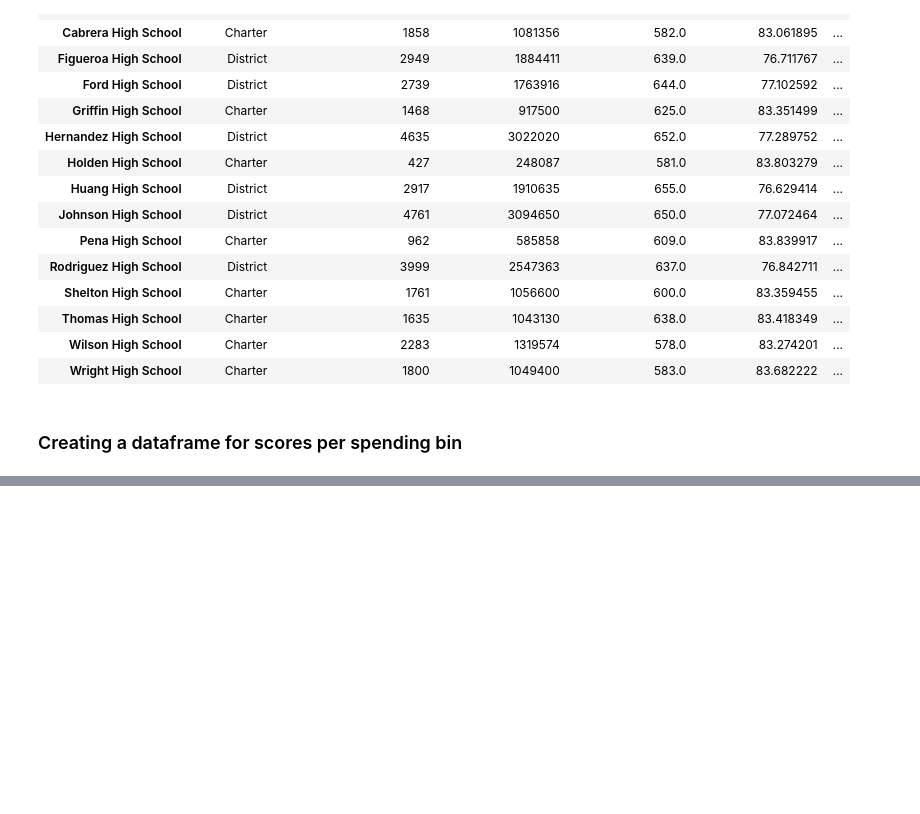
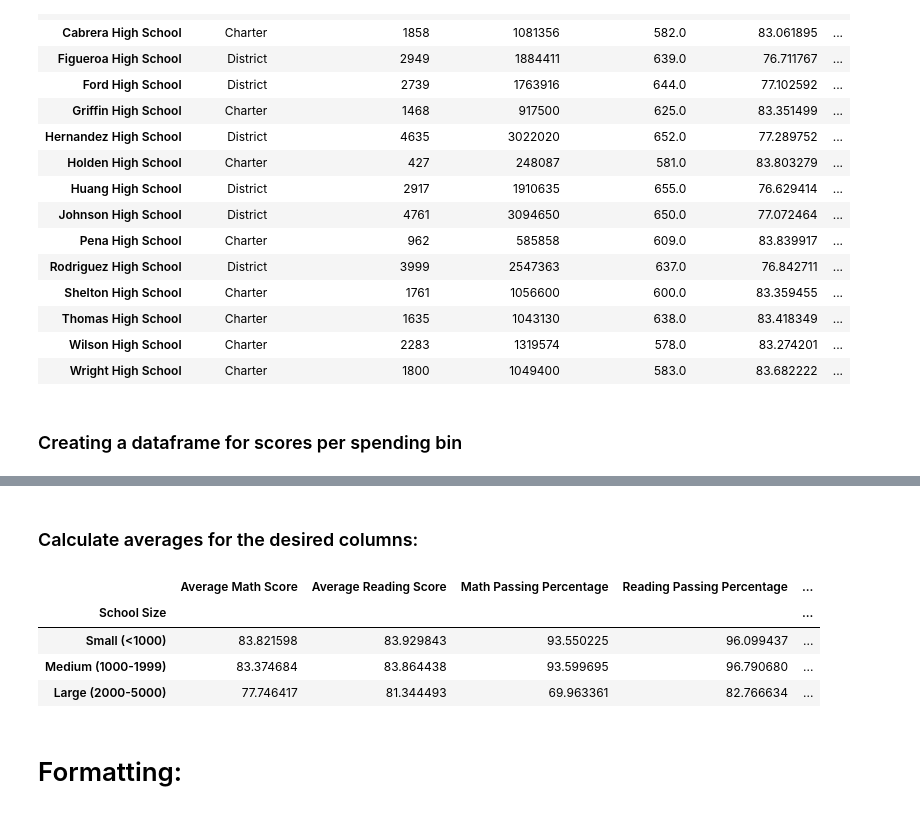
Before and after one commit to SoumyaAbraham/School_District_Analysis, a Jupyter notebook: PyCitySchools.ipynb, the cells around one changed output, grey strips where cells are left out. Cells and saved outputs as stored; diff of their text form; code cells hidden in the pictures; blank space fills up the shorter version.

Commit message:
size_summary_df added

```diff
--- a/PyCitySchools.ipynb
+++ b/PyCitySchools.ipynb
@@ -1395,0 +1410,7 @@ spending_summary_df
+# %%
+size_bins=[0, 999, 1999, 5000]
+group_names= ["Small (<1000)", "Medium (1000-1999)", "Large (2000-5000)"]
+# %%
+per_school_summary_df["School Size"]= pd.cut(per_school_summary_df["Total Number of Students"], size_bins, labels= group_names)
+
+per_school_summary_df["School Size"].astype
@@ -1395,0 +1435,36 @@ spending_summary_df
+# %% [markdown]
+### Calculate averages for the desired columns:
+# %%
+size_math_scores=per_school_summary_df.groupby(["School Size"]).mean()["Average Math Score"].astype(float)
+
+size_reading_scores=per_school_summary_df.groupby(["School Size"]).mean()["Average Reading Score"]
+
+size_math_percentage=per_school_summary_df.groupby(["School Size"]).mean()["Math Passing Percentage"]
+
+size_reading_percentage=per_school_summary_df.groupby(["School Size"]).mean()["Reading Passing Percentage"]
+
+size_overall_percentage=per_school_summary_df.groupby(["School Size"]).mean()["Overall Passing Percentage"]
+# %%
+size_summary_df= pd.DataFrame({
+
+    "Average Math Score": size_math_scores,
+
+    "Average Reading Score":size_reading_scores,
+
+    "Math Passing Percentage": size_math_percentage,
+
+    "Reading Passing Percentage": size_reading_percentage,
+
+    "Overall Passing Percentage": size_overall_percentage
+
+})
+
+size_summary_df
+# %% [output]
+|  | Average Math Score | Average Reading Score | Math Passing Percentage | Reading Passing Percentage | ... |
+| School Size |  |  |  |  | ... |
+| Small (<1000) | 83.821598 | 83.929843 | 93.550225 | 96.099437 | ... |
+| Medium (1000-1999) | 83.374684 | 83.864438 | 93.599695 | 96.790680 | ... |
+| Large (2000-5000) | 77.746417 | 81.344493 | 69.963361 | 82.766634 | ... |
+# %% [markdown]
+# Formatting:
```
Also changed, not shown: parts of 22 cells of this notebook.
